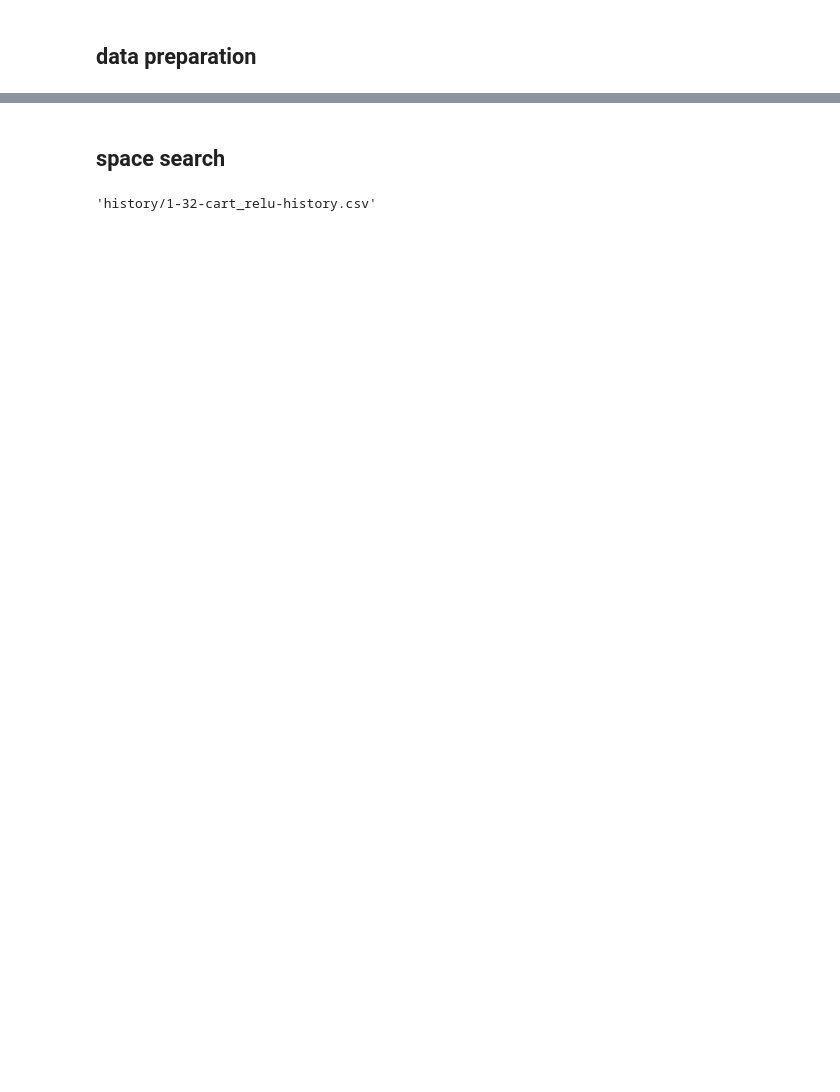
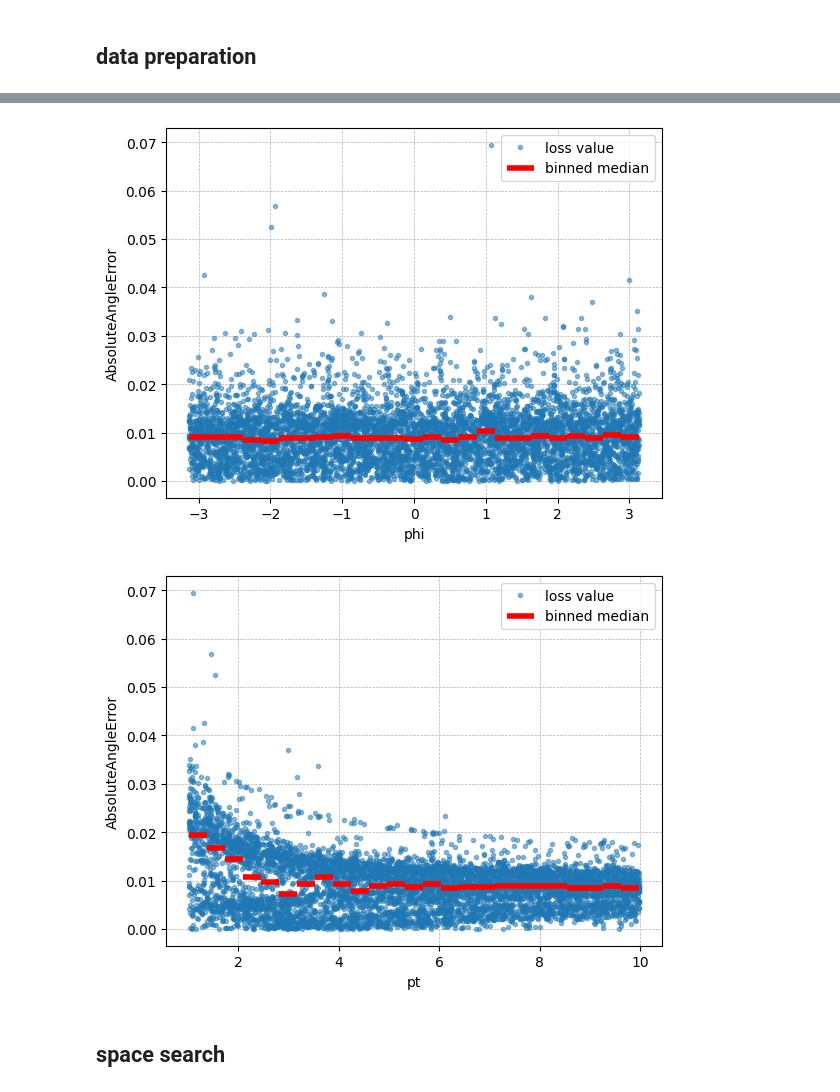
Before and after one commit to P4ndaM1x/engineering-dissertation, a Jupyter notebook: phi_estimation.ipynb, the cells around one changed output, grey strips where cells are left out. Cells and saved outputs as stored; diff of their text form; code cells hidden in the pictures; blank space fills up the shorter version.

```diff
--- a/phi_estimation.ipynb
+++ b/phi_estimation.ipynb
@@ -1,16 +1,2 @@
 # %% [markdown]
 ## data preparation
-# %%
-import tensorflow as tf
-print(tf.config.list_physical_devices())
-
-import gc
-class FreeMemory(tf.keras.callbacks.Callback):
-    def __init__(self, log_freq=None):
-        super().__init__()
-        self.log_freq = log_freq
-    def on_epoch_end(self, epoch, logs=None):
-        if self.log_freq and epoch % self.log_freq == 0:
-            print(f'epoch {epoch} ended, info: {logs}')
-        tf.keras.backend.clear_session()
-        gc.collect()
@@ -161,6 +85,0 @@ array([[-1.1939905],
-# %%
-model.save_weights('/host/dissertation/trained_models/phi_model_weights.h5', save_format='h5')
-model = get_model()
-model.load_weights('/host/dissertation/trained_models/phi_model_weights.h5')
-
-model.predict(points[:5])
@@ -174,2 +93,16 @@ array([[-1.1939905],
+# %%
+from common.utils import validation_set, train_set
+from common.plot import plot_loss_by_parameter
+
+import tensorflow.math as tf_math
+metric = lambda y_true, y_pred: tf_math.abs(tf_math.atan2(tf_math.sin(y_true - y_pred), tf_math.cos(y_true - y_pred)))
+result = metric(phi, np.asarray(model.predict(points)).flatten())
+
+plot_loss_by_parameter(train_set(result), train_set(phi), 'AbsoluteAngleError', 'phi', statistic='median')
+pt = np.load('/host/dissertation/proccessed_data/pt.npy')
+plot_loss_by_parameter(train_set(result), train_set(pt), 'AbsoluteAngleError', 'pt', statistic='median')#, ylim=(0,0.03)
+# %% [output]
+[figure, added]
+[figure, added]
 # %% [markdown]
 ## space search
@@ -204,11 +108,0 @@ with open(HP_FILEPATH, 'w', newline='', opener=lambda path, flags: os.open(path,
-# %%
-def hp_string(config):
-    return str(config).translate(str.maketrans(',','-'," '()"))
-def get_history_filename(config):
-    return 'history/' + hp_string(config) + '-history.csv'
-def get_weights_filename(config):
-    return 'weights/' + hp_string(config) + '-weights.h5'
-
-get_history_filename((1, 32, 'cart_relu'))
-# %% [output]
-'history/1-32-cart_relu-history.csv'
```
Also changed, not shown: parts of 20 cells of this notebook, 1 other file.
